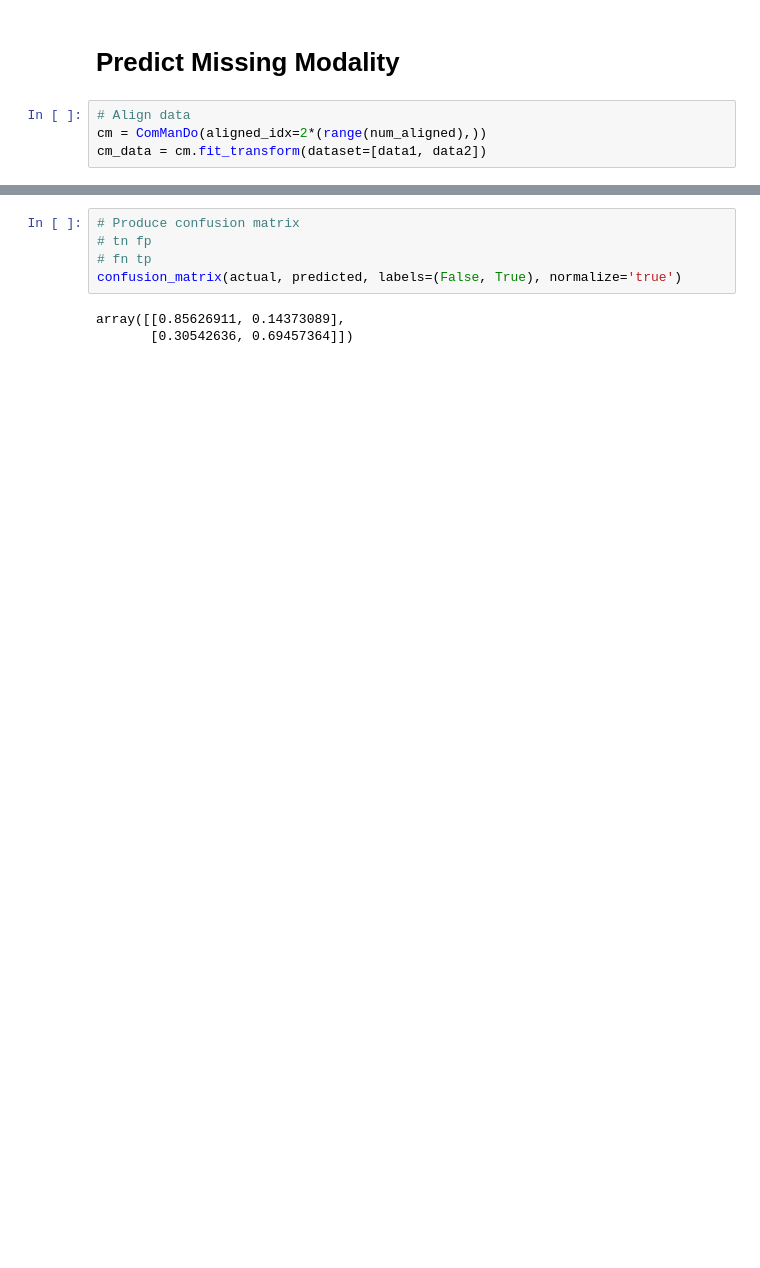
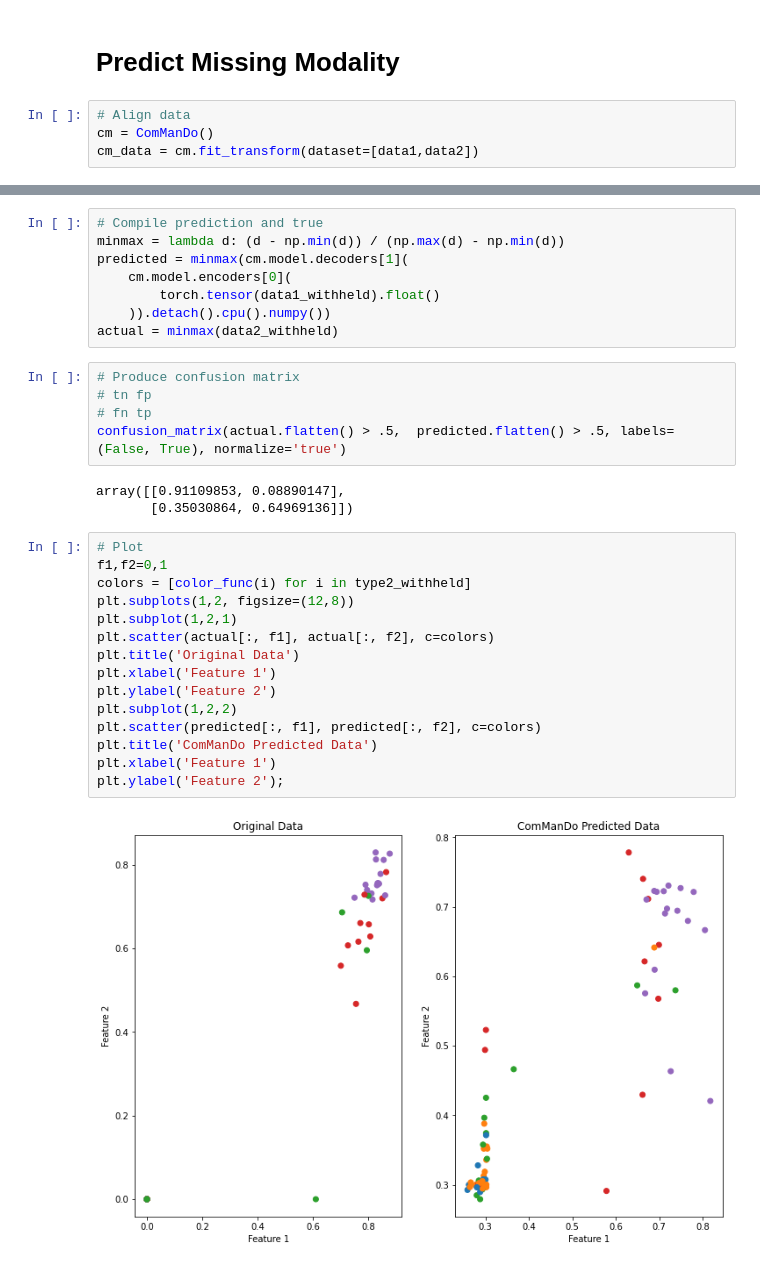
Before and after one commit to Oafish1/JAMIE, a Jupyter notebook: examples/modality_prediction/scGEM.ipynb, the cells around one changed output, grey strips where cells are left out. Saved outputs shown, nothing was run; the diff lists cells and outputs as text; blank space fills up the shorter version.

```diff
--- a/examples/modality_prediction/scGEM.ipynb
+++ b/examples/modality_prediction/scGEM.ipynb
@@ -19,8 +31,8 @@ data2, data2_withheld = data2[:num_aligned], data2[num_aligned:]
 # Predict Missing Modality
 # %%
 # Align data
-cm = ComManDo(aligned_idx=2*(range(num_aligned),))
-cm_data = cm.fit_transform(dataset=[data1, data2])
+cm = ComManDo()
+cm_data = cm.fit_transform(dataset=[data1,data2])
 # %% [output]
 use random seed: 666
 Shape of Raw data
@@ -48,8 +56,33 @@ actual = actual.flatten() > .5
+# %%
+# Compile prediction and true
+minmax = lambda d: (d - np.min(d)) / (np.max(d) - np.min(d))
+predicted = minmax(cm.model.decoders[1](
+    cm.model.encoders[0](
+        torch.tensor(data1_withheld).float()
+    )).detach().cpu().numpy())
+actual = minmax(data2_withheld)
 # %%
 # Produce confusion matrix
 # tn fp
 # fn tp
-confusion_matrix(actual, predicted, labels=(False, True), normalize='true')
+confusion_matrix(actual.flatten() > .5,  predicted.flatten() > .5, labels=(False, True), normalize='true')
 # %% [output]
-array([[0.85626911, 0.14373089],
-       [0.30542636, 0.69457364]])
+array([[0.91109853, 0.08890147],
+       [0.35030864, 0.64969136]])
+# %%
+# Plot
+f1,f2=0,1
+colors = [color_func(i) for i in type2_withheld]
+plt.subplots(1,2, figsize=(12,8))
+plt.subplot(1,2,1)
+plt.scatter(actual[:, f1], actual[:, f2], c=colors)
+plt.title('Original Data')
+plt.xlabel('Feature 1')
+plt.ylabel('Feature 2')
+plt.subplot(1,2,2)
+plt.scatter(predicted[:, f1], predicted[:, f2], c=colors)
+plt.title('ComManDo Predicted Data')
+plt.xlabel('Feature 1')
+plt.ylabel('Feature 2');
+# %% [output]
+[figure, added]
```
Also changed, not shown: parts of 5 cells of this notebook, 9 other files.
